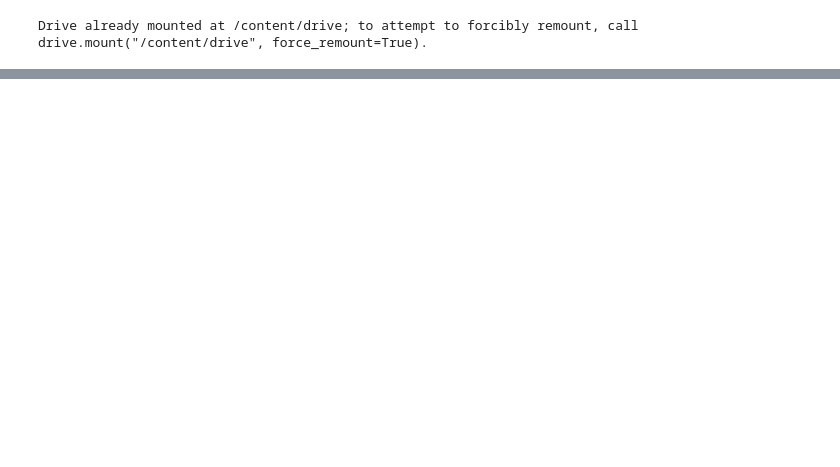
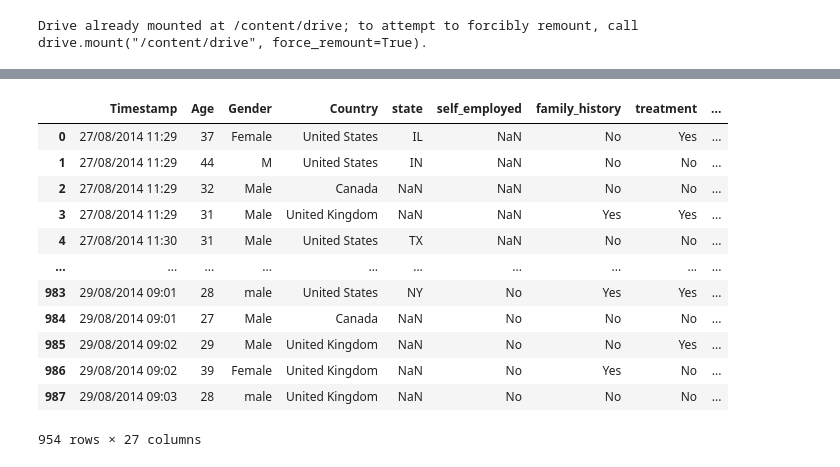
Before and after one commit to darig7w7/ProyectoSaludMental, a Jupyter notebook: SaludMental.ipynb, the cells around one changed output, grey strips where cells are left out. Drawn from its saved outputs; the diff is of its cells as text; code cells hidden in the pictures; blank space fills up the shorter version.

```diff
--- a/SaludMental.ipynb
+++ b/SaludMental.ipynb
@@ -21,0 +85,13 @@ df.head()
+# %%
+# Ver qué detectó la IA como basura antes de borrar
+#print("Ejemplos de datos detectados como anomalías:")
+#print(df[df['Es_Anomalia'] == -1]['Gender'].unique())
+
+# Eliminar las filas que son anomalías
+df_limpio = df[df['Es_Anomalia'] == 1].copy()
+
+# Borrar la columna auxiliar
+df_limpio = df_limpio.drop(columns=['Es_Anomalia'])
+
+print(f"\nFilas originales: {len(df)}")
+print(f"Filas después de la limpieza con IA: {len(df_limpio)}")
@@ -21,0 +231,16 @@ df.head()
+# %%
+df_limpio.head(954)
+# %% [output]
+|  | Timestamp | Age | Gender | Country | state | self_employed | family_history | treatment | ... |
+| 0 | 27/08/2014 11:29 | 37 | Female | United States | IL | NaN | No | Yes | ... |
+| 1 | 27/08/2014 11:29 | 44 | M | United States | IN | NaN | No | No | ... |
+| 2 | 27/08/2014 11:29 | 32 | Male | Canada | NaN | NaN | No | No | ... |
+| 3 | 27/08/2014 11:29 | 31 | Male | United Kingdom | NaN | NaN | Yes | Yes | ... |
+| 4 | 27/08/2014 11:30 | 31 | Male | United States | TX | NaN | No | No | ... |
+| ... | ... | ... | ... | ... | ... | ... | ... | ... | ... |
+| 983 | 29/08/2014 09:01 | 28 | male | United States | NY | No | Yes | Yes | ... |
+| 984 | 29/08/2014 09:01 | 27 | Male | Canada | NaN | No | No | No | ... |
+| 985 | 29/08/2014 09:02 | 29 | Male | United Kingdom | NaN | No | No | Yes | ... |
+| 986 | 29/08/2014 09:02 | 39 | Female | United Kingdom | NaN | No | Yes | No | ... |
+| 987 | 29/08/2014 09:03 | 28 | male | United Kingdom | NaN | No | No | No | ... |
+954 rows × 27 columns
```
Also changed, not shown: parts of 8 cells of this notebook.
